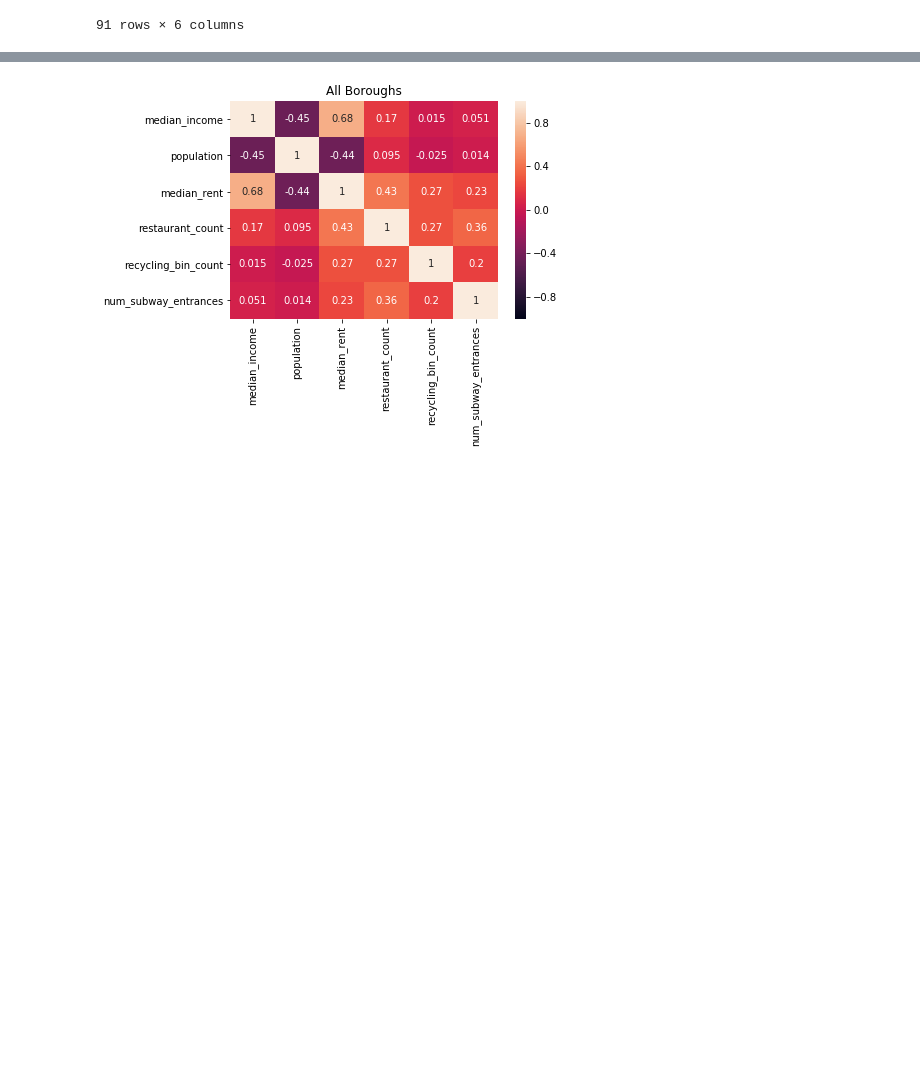
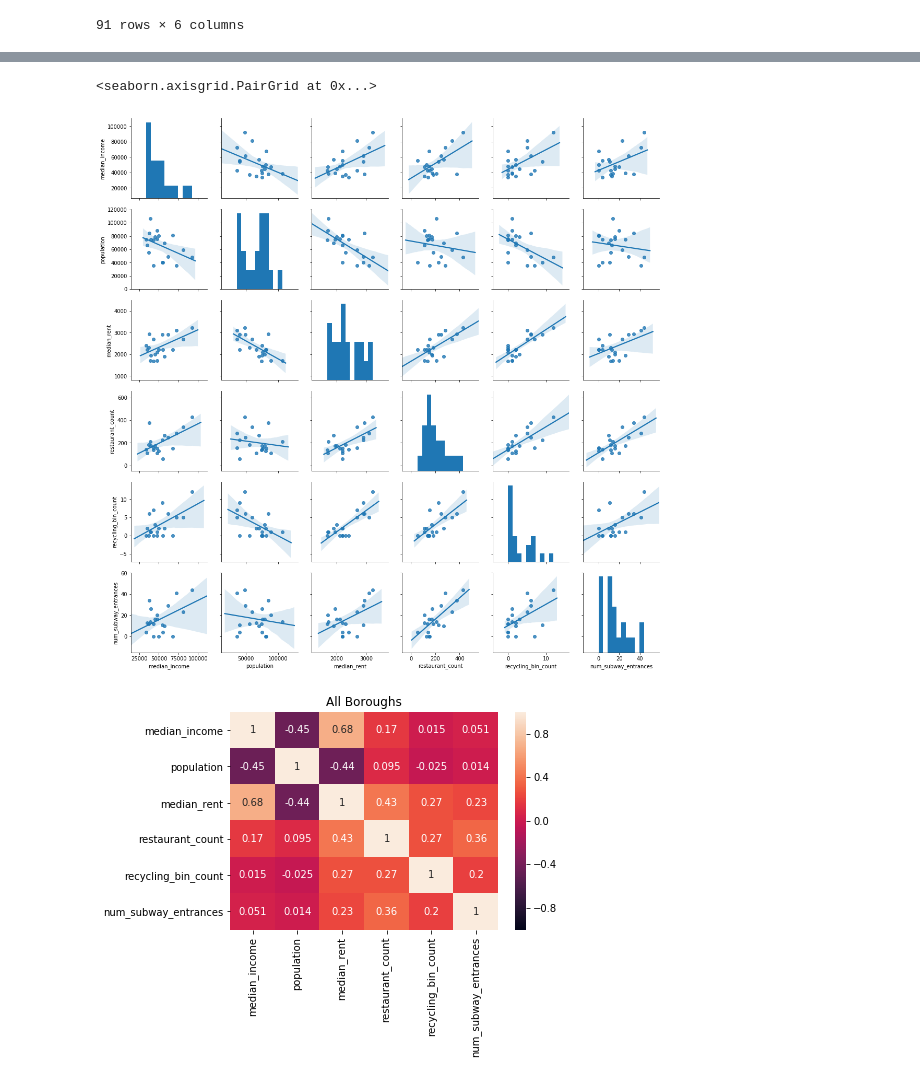
Before and after one commit to graceh3/mod_2_project, a Jupyter notebook: exploratory_analysis.ipynb, the cells around one changed output, grey strips where cells are left out. Drawn from its saved outputs; the diff is of its cells as text; code cells hidden in the pictures; blank space fills up the shorter version.

```diff
--- a/exploratory_analysis.ipynb
+++ b/exploratory_analysis.ipynb
@@ -67,3 +74,8 @@ sns.pairplot(df_pairplot).savefig('pairplot91.png')
+# %%
+sns.pairplot(df_pairplot_kings, kind='reg')
+# %% [output]
+<seaborn.axisgrid.PairGrid at 0x...>
+[figure, added]
 # %%
 df_pairplot_ny = df[df.county == 'New York County'][['median_income','population', 'median_rent', 'restaurant_count', 'recycling_bin_count', 'num_subway_entrances']]
 df_pairplot_kings = df[df.county == 'Kings County'][['median_income','population', 'median_rent', 'restaurant_count', 'recycling_bin_count', 'num_subway_entrances']]
```
Also changed, not shown: parts of 2 cells of this notebook.
